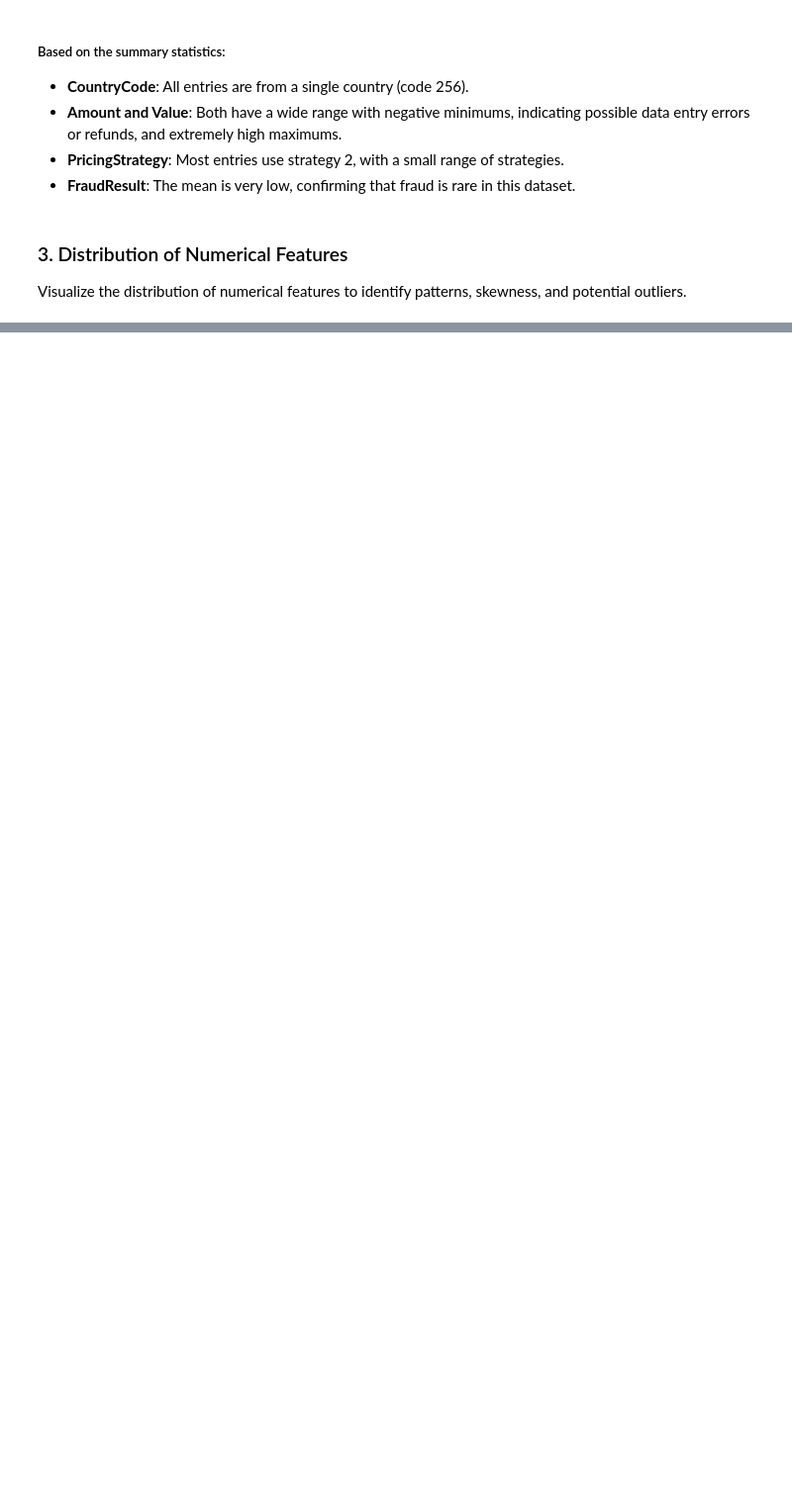
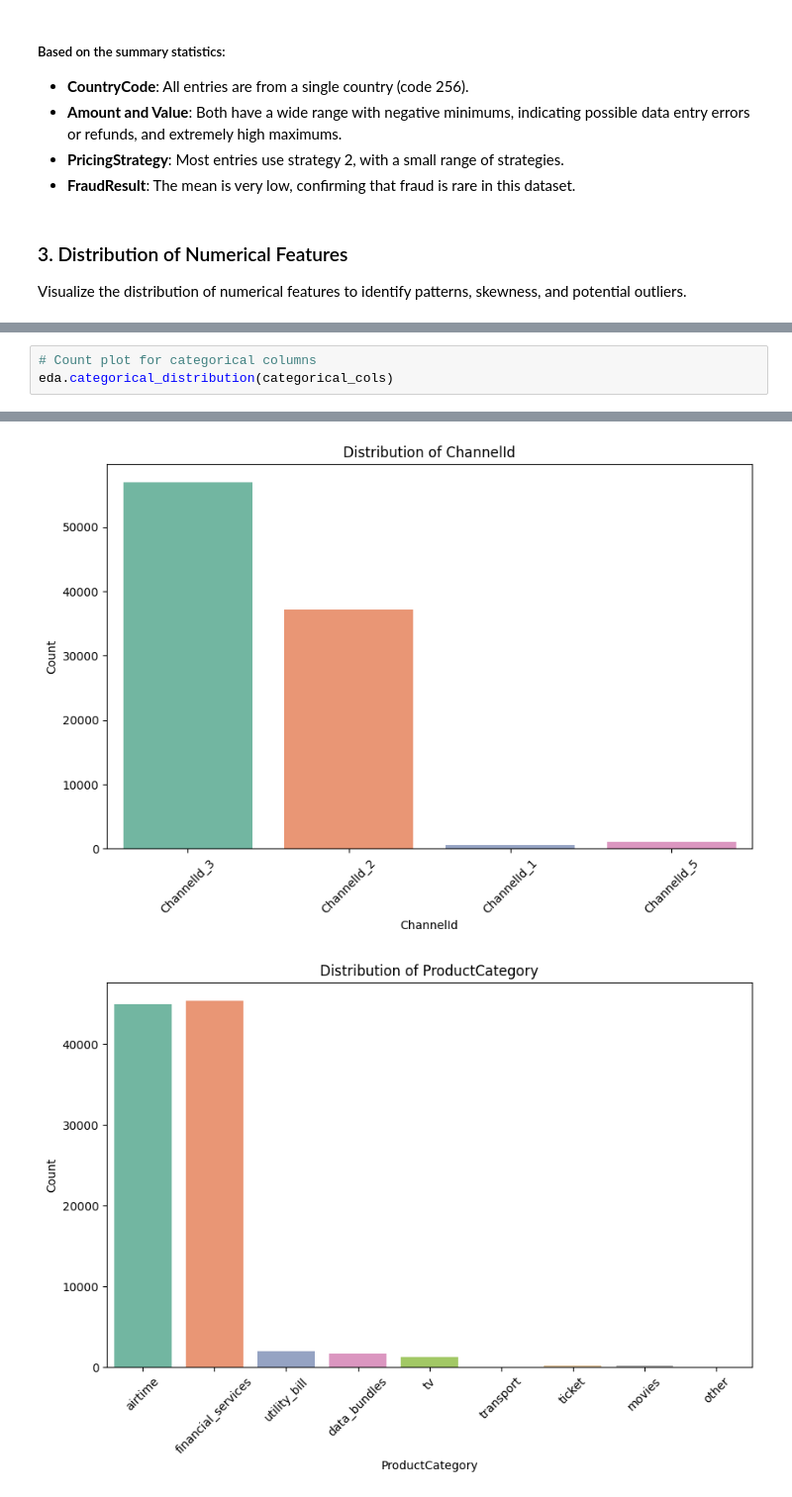
Before and after one commit to GetieBalew24/Bati_Bank_Credit_Scoring_Model, a Jupyter notebook: notebooks/Bati_Bank_EDA.ipynb, the cells around one changed output, grey strips where cells are left out. Shown at 99% size. Saved outputs shown, nothing was run; the diff lists cells and outputs as text; blank space fills up the shorter version.

Commit message:
Distribution of Categorical Features

```diff
--- a/notebooks/Bati_Bank_EDA.ipynb
+++ b/notebooks/Bati_Bank_EDA.ipynb
@@ -117,0 +132,4 @@ eda.plot_numerical_distribution(numerical_cols)  #  Numerical Features Distribut
+# %%
+# Count plot for categorical columns
+eda.categorical_distribution(categorical_cols)
+# %% [output]
@@ -117,0 +137,2 @@ eda.plot_numerical_distribution(numerical_cols)  #  Numerical Features Distribut
+[figure, added]
+[figure, added]
```
Also changed, not shown: parts of 8 cells of this notebook, 2 other files.
